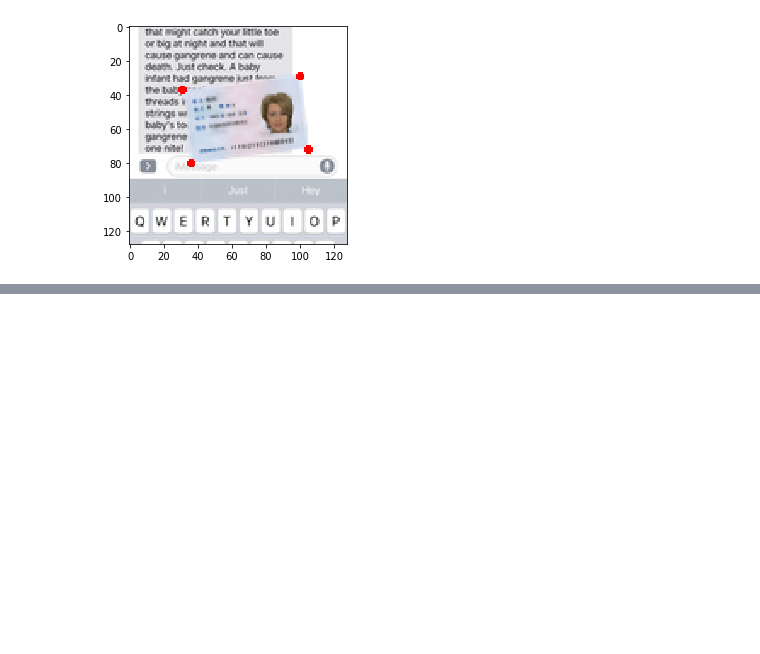
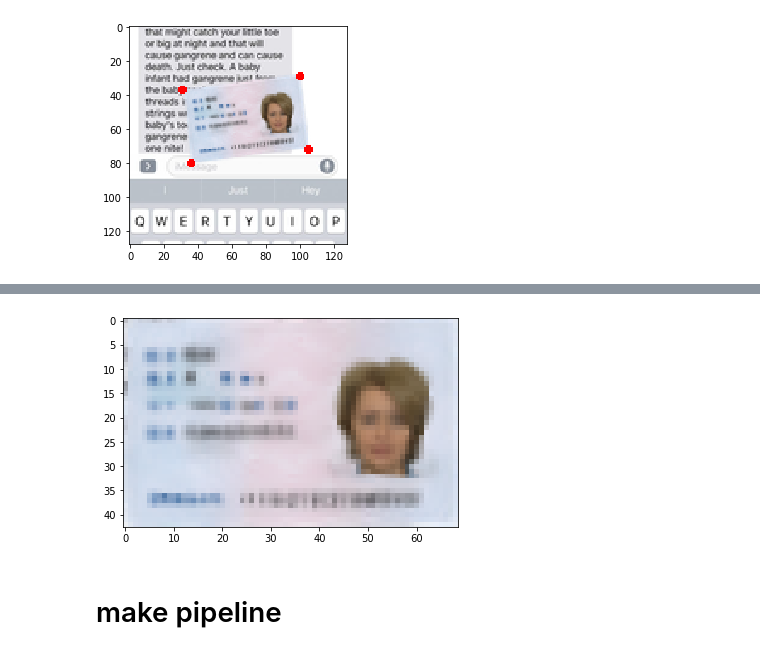
Before and after one commit to sdlm/chinese-ausweis-viewer, a Jupyter notebook: chinese_ausweis_viewer/predict_coords_for_single_img.ipynb, the cells around one changed output, grey strips where cells are left out. Drawn from its saved outputs; the diff is of its cells as text; code cells hidden in the pictures; blank space fills up the shorter version.

```diff
--- a/chinese_ausweis_viewer/predict_coords_for_single_img.ipynb
+++ b/chinese_ausweis_viewer/predict_coords_for_single_img.ipynb
@@ -87,0 +150,4 @@ plt.imshow(add_coords_to_img(np.array(some_img), get_card_coords(some_img)));
+# %%
+a = coords.min(axis=0).astype(int)
+# %%
+b = coords.max(axis=0).astype(int)
@@ -87,0 +158,10 @@ plt.imshow(add_coords_to_img(np.array(some_img), get_card_coords(some_img)));
+# %%
+box = (a.item(0), a.item(1), b.item(0), b.item(1))
+# %%
+card = Image.fromarray(im3).crop(box)
+# %%
+plt.imshow(card);
+# %% [output]
+[figure, added]
+# %% [markdown]
+# make pipeline
```
Also changed, not shown: parts of 22 cells of this notebook, 2 other files.
